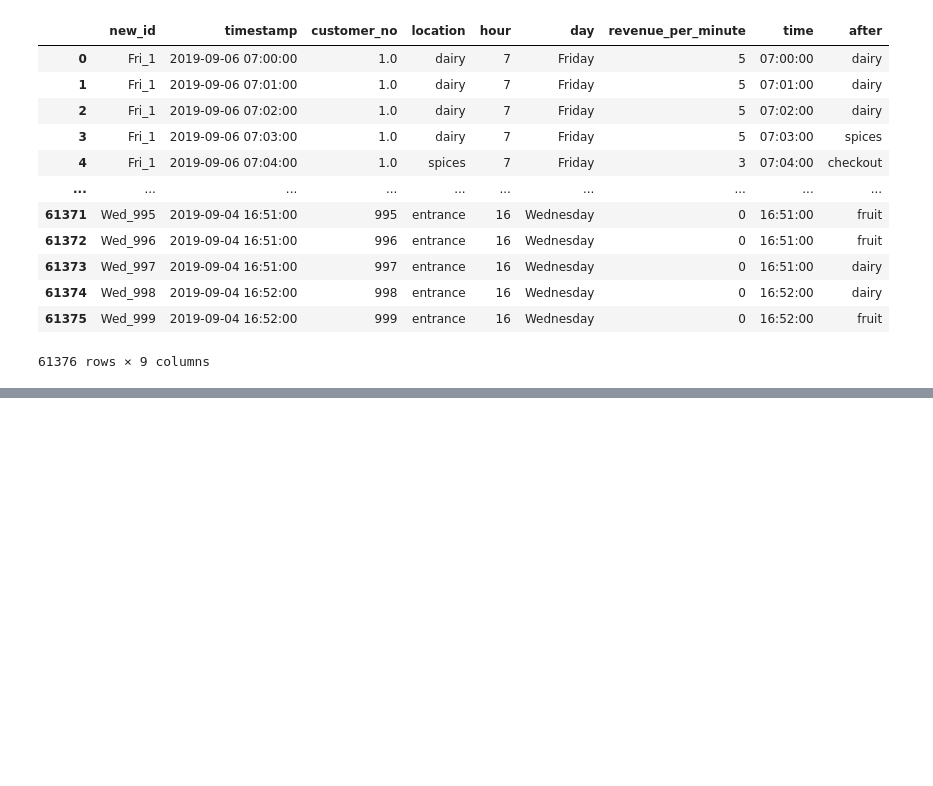
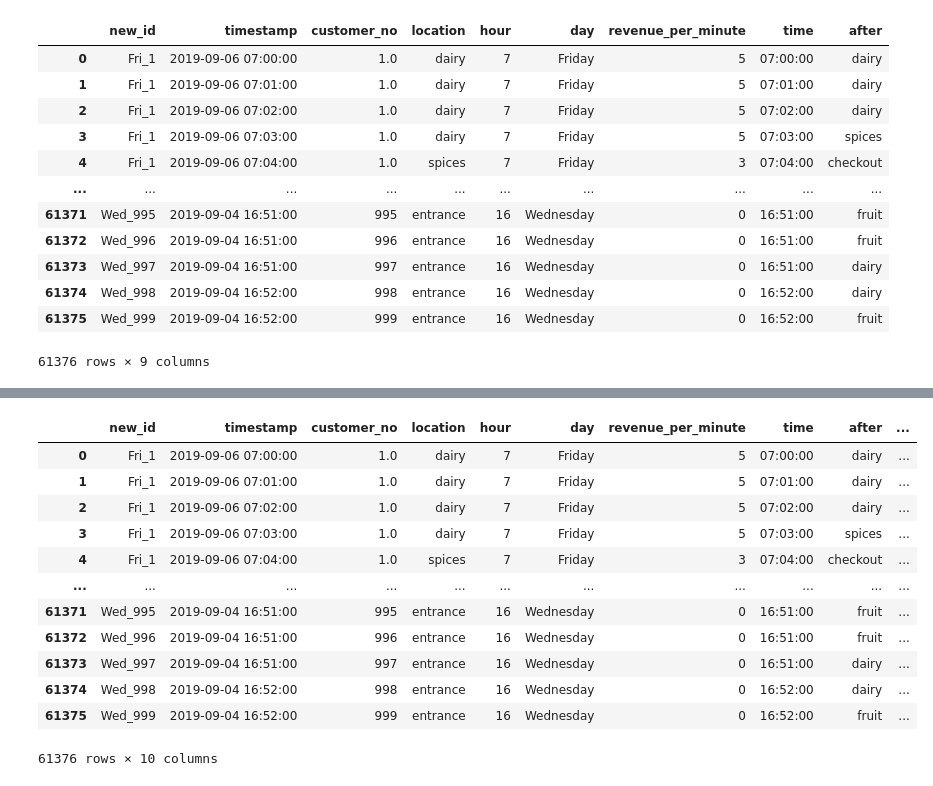
Before and after one commit to shindesimantini6/Super-Class-Simulator, a Jupyter notebook: all_data_project.ipynb, the cells around one changed output, grey strips where cells are left out. Cells and saved outputs as stored; diff of their text form; code cells hidden in the pictures; blank space fills up the shorter version.

```diff
--- a/all_data_project.ipynb
+++ b/all_data_project.ipynb
@@ -763,0 +778,18 @@ csv_file_simulation.to_csv('data_for_simulation.csv')
+# %%
+df_all['minute'] = df_all.timestamp.dt.minute
+# %%
+df_all
+# %% [output]
+|  | new_id | timestamp | customer_no | location | hour | day | revenue_per_minute | time | after | ... |
+| 0 | Fri_1 | 2019-09-06 07:00:00 | 1.0 | dairy | 7 | Friday | 5 | 07:00:00 | dairy | ... |
+| 1 | Fri_1 | 2019-09-06 07:01:00 | 1.0 | dairy | 7 | Friday | 5 | 07:01:00 | dairy | ... |
+| 2 | Fri_1 | 2019-09-06 07:02:00 | 1.0 | dairy | 7 | Friday | 5 | 07:02:00 | dairy | ... |
+| 3 | Fri_1 | 2019-09-06 07:03:00 | 1.0 | dairy | 7 | Friday | 5 | 07:03:00 | spices | ... |
+| 4 | Fri_1 | 2019-09-06 07:04:00 | 1.0 | spices | 7 | Friday | 3 | 07:04:00 | checkout | ... |
+| ... | ... | ... | ... | ... | ... | ... | ... | ... | ... | ... |
+| 61371 | Wed_995 | 2019-09-04 16:51:00 | 995 | entrance | 16 | Wednesday | 0 | 16:51:00 | fruit | ... |
+| 61372 | Wed_996 | 2019-09-04 16:51:00 | 996 | entrance | 16 | Wednesday | 0 | 16:51:00 | fruit | ... |
+| 61373 | Wed_997 | 2019-09-04 16:51:00 | 997 | entrance | 16 | Wednesday | 0 | 16:51:00 | dairy | ... |
+| 61374 | Wed_998 | 2019-09-04 16:52:00 | 998 | entrance | 16 | Wednesday | 0 | 16:52:00 | dairy | ... |
+| 61375 | Wed_999 | 2019-09-04 16:52:00 | 999 | entrance | 16 | Wednesday | 0 | 16:52:00 | fruit | ... |
+61376 rows × 10 columns
```
Also changed, not shown: parts of 12 cells of this notebook.
